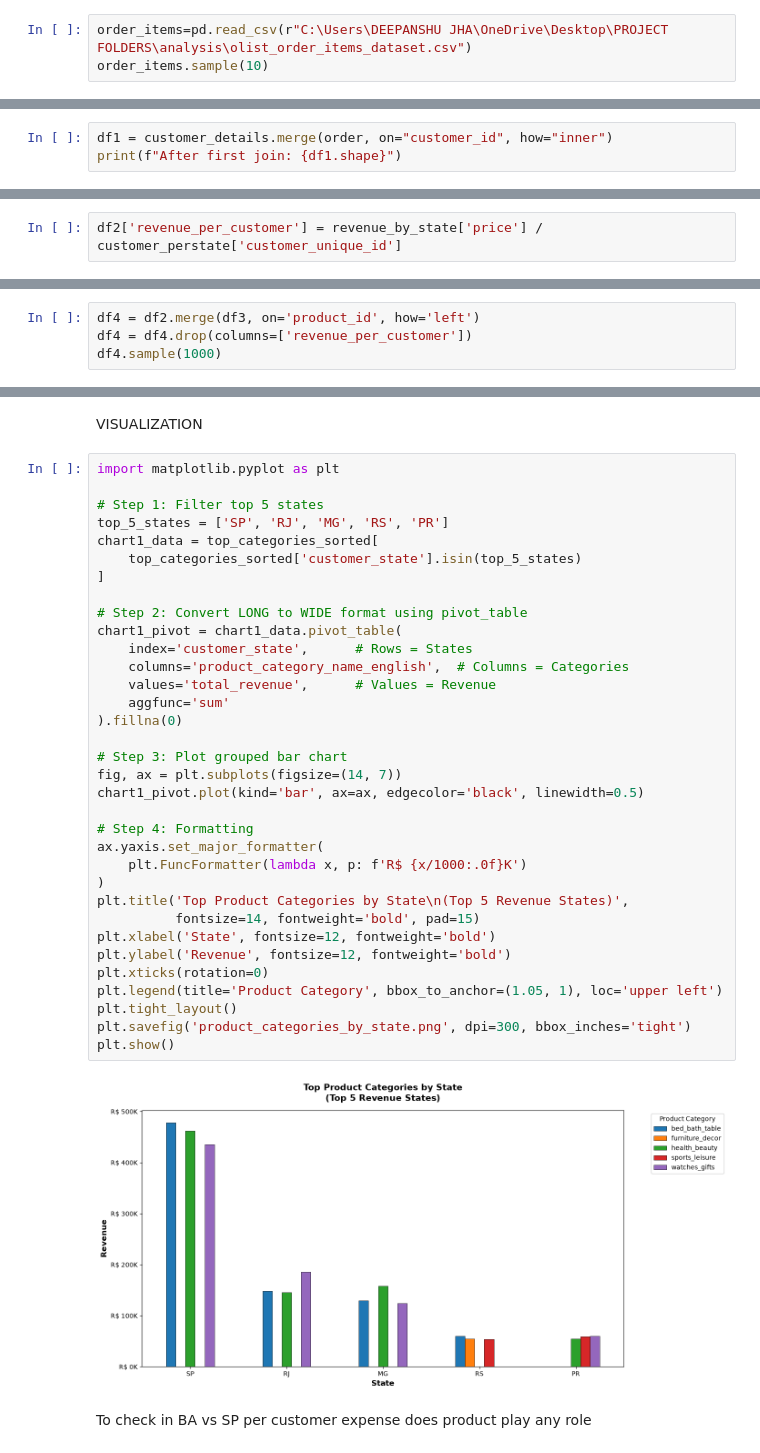
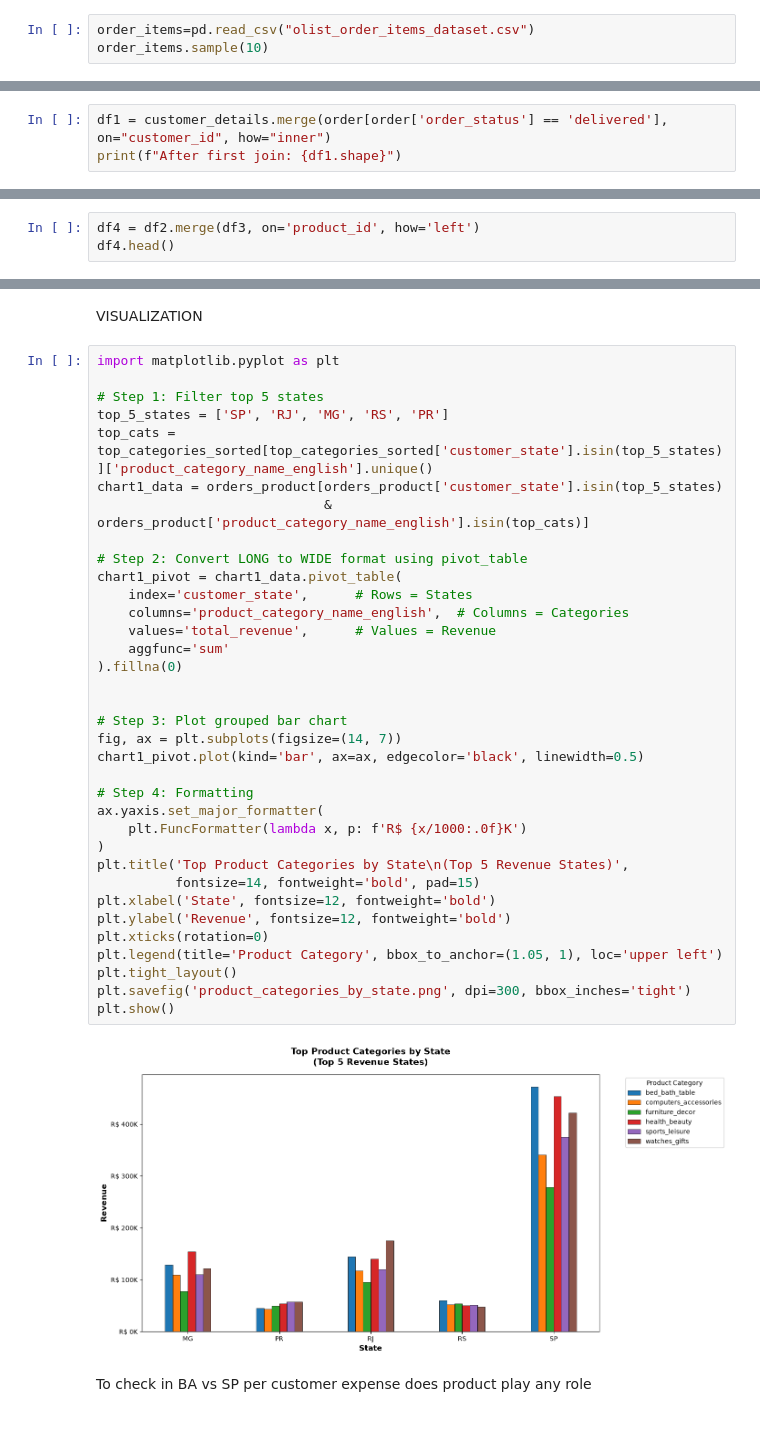
Before and after one commit to Deepanshujha2911/Olist-ecommerce-business-analysis, a Jupyter notebook: main.ipynb, the cells around one changed output, grey strips where cells are left out. Saved outputs shown, nothing was run; the diff lists cells and outputs as text.

```diff
--- a/main.ipynb
+++ b/main.ipynb
@@ -74,7 +74,7 @@ Data columns (total 8 columns):
 dtypes: str(8)
 memory usage: 21.9 MB
 # %%
-order_items=pd.read_csv(r"C:\Users\DEEPANSHU JHA\OneDrive\Desktop\PROJECT FOLDERS\analysis\olist_order_items_dataset.csv")
+order_items=pd.read_csv("olist_order_items_dataset.csv")
 order_items.sample(10)
 # %% [output]
 |  | order_id | order_item_id | product_id | seller_id | shipping_limit_date | price | freight_value |
@@ -108,6 +108,6 @@ memory usage: 18.4 MB
 # %% [markdown]
 # State Analysis Section:
 # %%
-df1 = customer_details.merge(order, on="customer_id", how="inner")
+df1 = customer_details.merge(order[order['order_status'] == 'delivered'], on="customer_id", how="inner")
 print(f"After first join: {df1.shape}")
 # %% [output]
@@ -188,5 +194,3 @@ customer_perstate
-# %%
-df2['revenue_per_customer'] = revenue_by_state['price'] / customer_perstate['customer_unique_id']
 # %%
 comparison = revenue_by_state.merge(customer_perstate, on='customer_state')
 comparison = comparison.rename(columns={'price': 'Total_Revenue'})
@@ -297,6 +297,5 @@ df3.sample(100)
 # %%
 df4 = df2.merge(df3, on='product_id', how='left')
-df4 = df4.drop(columns=['revenue_per_customer'])
-df4.sample(1000)
+df4.head()
 # %% [output]
 |  | customer_id | customer_unique_id | customer_zip_code_prefix | customer_city | customer_state | order_id | ... |
@@ -386,37 +380,38 @@ import matplotlib.pyplot as plt
 
 # Step 1: Filter top 5 states
 top_5_states = ['SP', 'RJ', 'MG', 'RS', 'PR']
-chart1_data = top_categories_sorted[
-    top_categories_sorted['customer_state'].isin(top_5_states)
-]
+top_cats = top_categories_sorted[top_categories_sorted['customer_state'].isin(top_5_states)]['product_category_name_english'].unique()
+chart1_data = orders_product[orders_product['customer_state'].isin(top_5_states)
+                             & orders_product['product_category_name_english'].isin(top_cats)]
 
 # Step 2: Convert LONG to WIDE format using pivot_table
 chart1_pivot = chart1_data.pivot_table(
     index='customer_state',      # Rows = States
     columns='product_category_name_english',  # Columns = Categories
     values='total_revenue',      # Values = Revenue
     aggfunc='sum'
 ).fillna(0)
+
 
 # Step 3: Plot grouped bar chart
 fig, ax = plt.subplots(figsize=(14, 7))
 chart1_pivot.plot(kind='bar', ax=ax, edgecolor='black', linewidth=0.5)
 
 # Step 4: Formatting
 ax.yaxis.set_major_formatter(
     plt.FuncFormatter(lambda x, p: f'R$ {x/1000:.0f}K')
 )
 plt.title('Top Product Categories by State\n(Top 5 Revenue States)',
           fontsize=14, fontweight='bold', pad=15)
 plt.xlabel('State', fontsize=12, fontweight='bold')
 plt.ylabel('Revenue', fontsize=12, fontweight='bold')
 plt.xticks(rotation=0)
 plt.legend(title='Product Category', bbox_to_anchor=(1.05, 1), loc='upper left')
 plt.tight_layout()
 plt.savefig('product_categories_by_state.png', dpi=300, bbox_inches='tight')
 plt.show()
 # %% [output]
-[figure, old version]
+[figure, new version]
 # %% [markdown]
 To check in BA vs SP per customer expense does product play any role
 # %%
```
Also changed, not shown: parts of 34 cells of this notebook.
